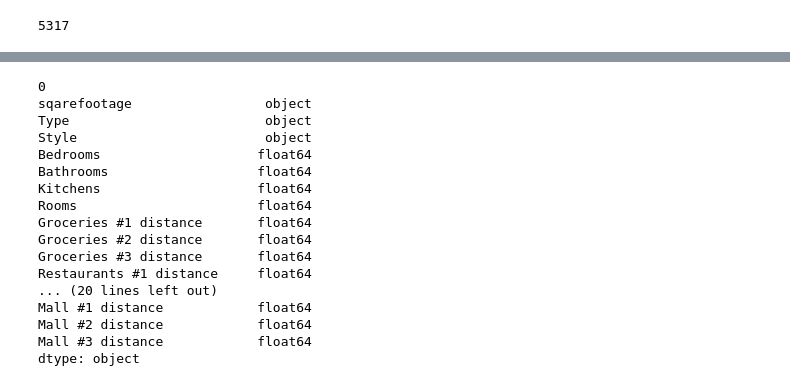
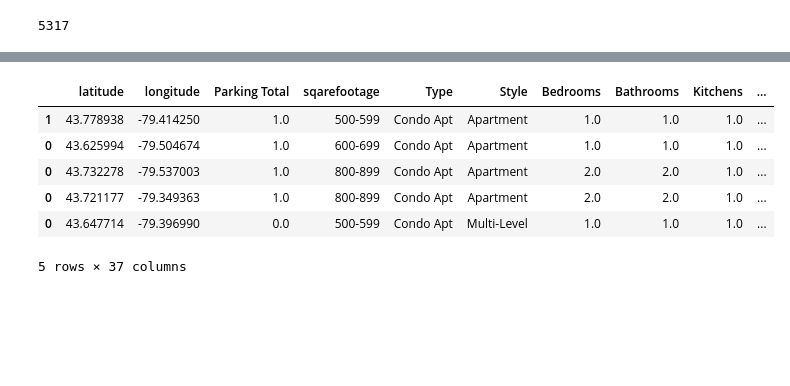
Before and after one commit to nvercillo/AIRealEstateValuation, a Jupyter notebook: Neural Network Model/neural_network.ipynb, the cells around one changed output, grey strips where cells are left out. Cells and saved outputs as stored; diff of their text form; code cells hidden in the pictures; blank space fills up the shorter version.

Commit message:
added lat lon to network, ~10% average relative error

```diff
--- a/Neural Network Model/neural_network.ipynb
+++ b/Neural Network Model/neural_network.ipynb
@@ -196,7 +163,8 @@ Mall #2 distance            object
 Mall #3 distance            object
 dtype: object
 # %%
-fields = [[ 'Bedrooms','Bathrooms','Kitchens', 'Rooms', 'Groceries #1 distance',
+#converting data infered as objects to floats so the neural network can process them
+fields = [[ 'latitude','longitude', 'Parking Total', 'Bedrooms','Bathrooms','Kitchens', 'Rooms', 'Groceries #1 distance',
  'Groceries #2 distance',
  'Groceries #3 distance', 'Restaurants #1 distance',
  'Restaurants #2 distance',
@@ -220,23 +188,13 @@ fields = [[ 'Bedrooms','Bathrooms','Kitchens', 'Rooms', 'Groceries #1 distance',
 for field in fields:
     X[field] = X[field].astype(str).astype(float)
 # %%
-X.infer_objects().dtypes
+X.head()
 # %% [output]
+|  | latitude | longitude | Parking Total | sqarefootage | Type | Style | Bedrooms | Bathrooms | Kitchens | ... |
+| 1 | 43.778938 | -79.414250 | 1.0 | 500-599 | Condo Apt | Apartment | 1.0 | 1.0 | 1.0 | ... |
+| 0 | 43.625994 | -79.504674 | 1.0 | 600-699 | Condo Apt | Apartment | 1.0 | 1.0 | 1.0 | ... |
+| 0 | 43.732278 | -79.537003 | 1.0 | 800-899 | Condo Apt | Apartment | 2.0 | 2.0 | 1.0 | ... |
+| 0 | 43.721177 | -79.349363 | 1.0 | 800-899 | Condo Apt | Apartment | 2.0 | 2.0 | 1.0 | ... |
+| 0 | 43.647714 | -79.396990 | 0.0 | 500-599 | Condo Apt | Multi-Level | 1.0 | 1.0 | 1.0 | ... |
-0
-sqarefootage                 object
-Type                         object
-Style                        object
-Bedrooms                    float64
-Bathrooms                   float64
-Kitchens                    float64
-Rooms                       float64
-Groceries #1 distance       float64
-Groceries #2 distance       float64
-Groceries #3 distance       float64
-Restaurants #1 distance     float64
-... (20 lines left out)
-Mall #1 distance            float64
-Mall #2 distance            float64
-Mall #3 distance            float64
-dtype: object
+5 rows × 37 columns
 # %%
```
Also changed, not shown: parts of 21 cells of this notebook.
